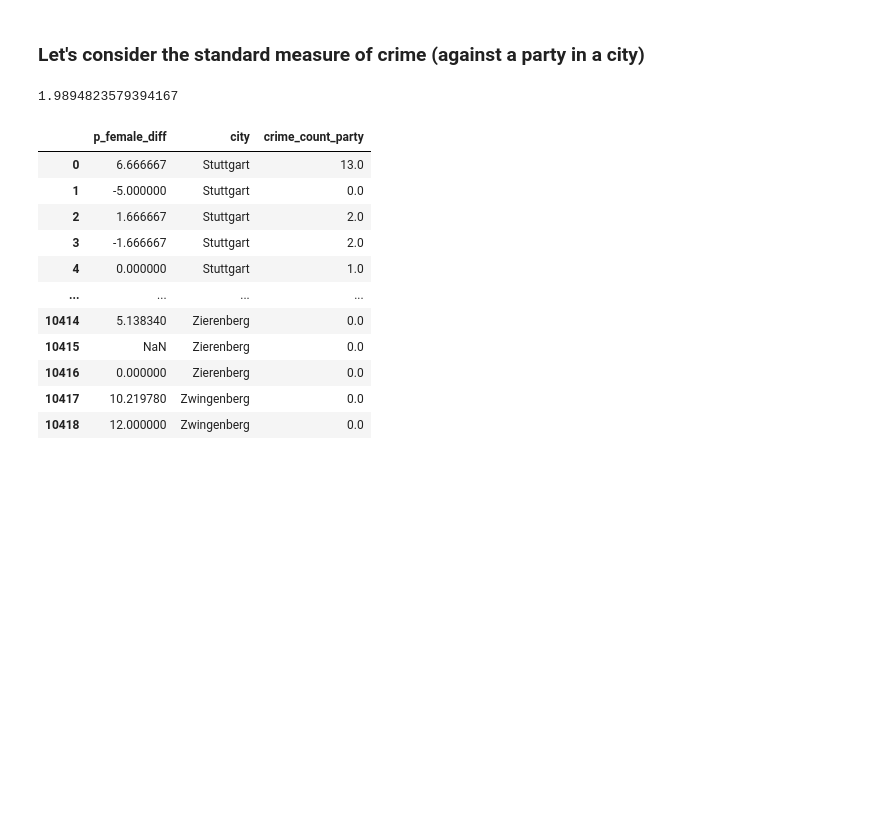
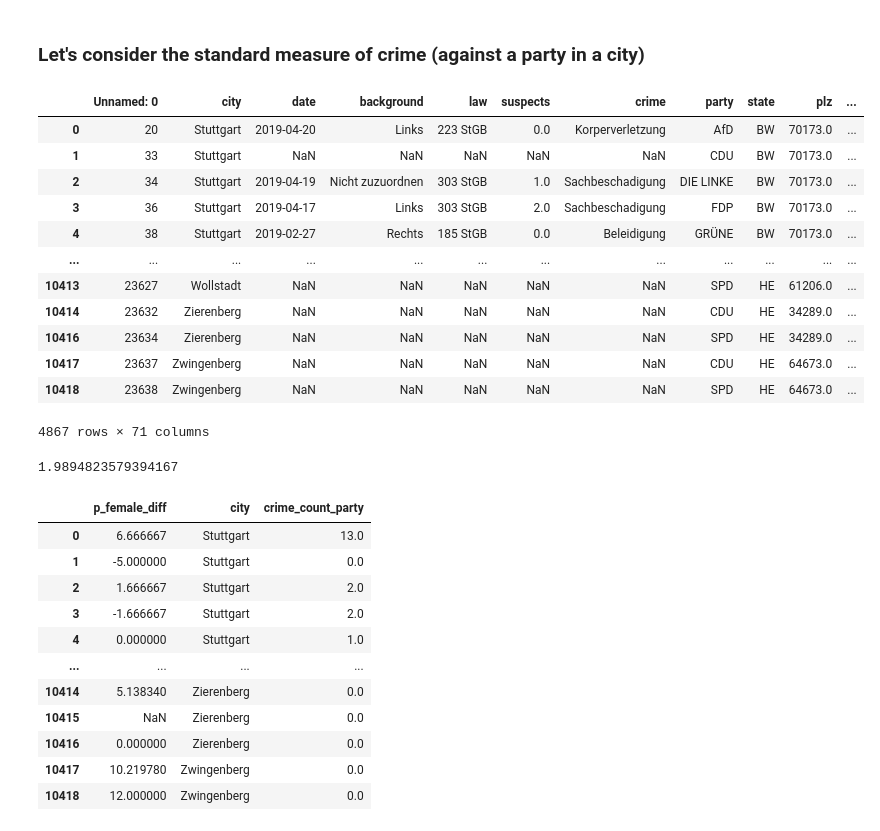
Before and after one commit to mariusgruenewald/pol_viol, a Jupyter notebook: pol_viol/regression.ipynb, the cells around one changed output. Cells and saved outputs as stored; diff of their text form; code cells hidden in the pictures; blank space fills up the shorter version.

```diff
--- a/pol_viol/regression.ipynb
+++ b/pol_viol/regression.ipynb
@@ -21,6 +21,22 @@ data_panel_diff = pd.concat([data_panel_diff, pd.get_dummies(data_panel_diff['de
 # %%
 data_panel_diff = data_panel_diff[data_panel_diff['cycle_1'] == 2014]
 data_panel_diff = data_panel_diff.drop_duplicates(['city', 'party', 'plz', 'state', 'p_female_diff', 'crime_count_party'], ignore_index=True)
+# %%
+data_panel_diff
+# %% [output]
+|  | Unnamed: 0 | city | date | background | law | suspects | crime | party | state | plz | ... |
+| 0 | 20 | Stuttgart | 2019-04-20 | Links | 223 StGB | 0.0 | Korperverletzung | AfD | BW | 70173.0 | ... |
+| 1 | 33 | Stuttgart | NaN | NaN | NaN | NaN | NaN | CDU | BW | 70173.0 | ... |
+| 2 | 34 | Stuttgart | 2019-04-19 | Nicht zuzuordnen | 303 StGB | 1.0 | Sachbeschadigung | DIE LINKE | BW | 70173.0 | ... |
+| 3 | 36 | Stuttgart | 2019-04-17 | Links | 303 StGB | 2.0 | Sachbeschadigung | FDP | BW | 70173.0 | ... |
+| 4 | 38 | Stuttgart | 2019-02-27 | Rechts | 185 StGB | 0.0 | Beleidigung | GRÜNE | BW | 70173.0 | ... |
+| ... | ... | ... | ... | ... | ... | ... | ... | ... | ... | ... | ... |
+| 10413 | 23627 | Wollstadt | NaN | NaN | NaN | NaN | NaN | SPD | HE | 61206.0 | ... |
+| 10414 | 23632 | Zierenberg | NaN | NaN | NaN | NaN | NaN | CDU | HE | 34289.0 | ... |
+| 10416 | 23634 | Zierenberg | NaN | NaN | NaN | NaN | NaN | SPD | HE | 34289.0 | ... |
+| 10417 | 23637 | Zwingenberg | NaN | NaN | NaN | NaN | NaN | CDU | HE | 64673.0 | ... |
+| 10418 | 23638 | Zwingenberg | NaN | NaN | NaN | NaN | NaN | SPD | HE | 64673.0 | ... |
+4867 rows × 71 columns
 # %%
 data_panel_diff['p_female_diff'] = data_panel_diff['p_female_diff']*100
 data_panel_diff['p_female_diff'].mean()
```
Also changed, not shown: parts of 2 cells of this notebook, 2 other files.
